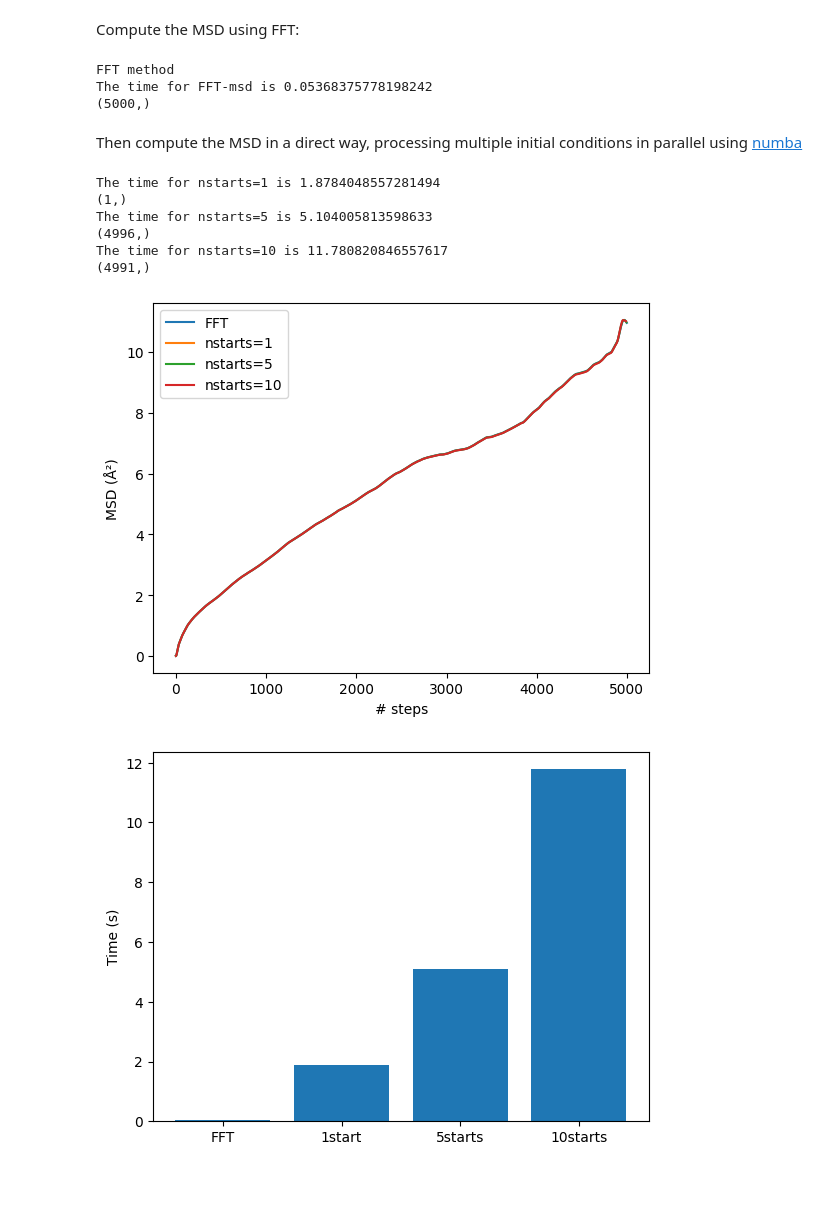
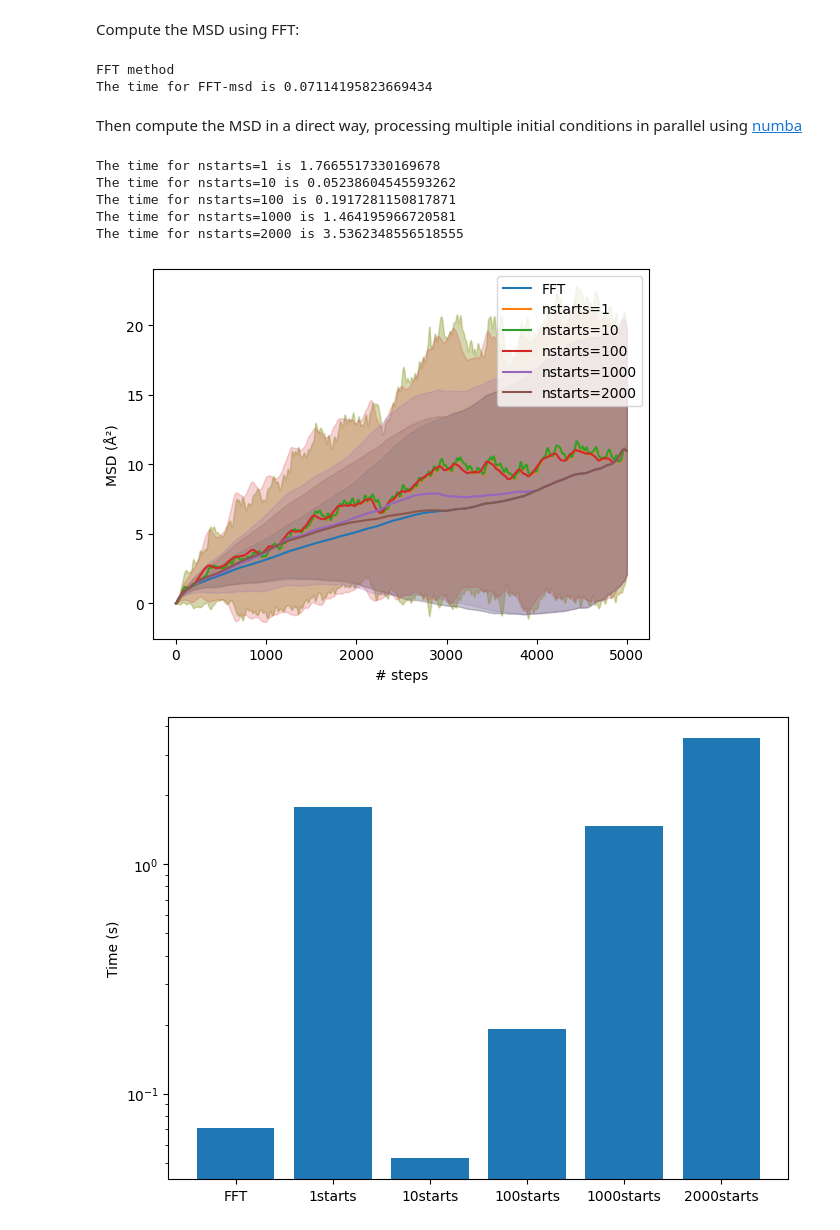
Before and after one commit to GEMDAT-repos/gemdat-notebooks, a Jupyter notebook: msd.ipynb, the cells around one changed output. Cells and saved outputs as stored; diff of their text form; code cells hidden in the pictures; blank space fills up the shorter version.

```diff
--- a/msd.ipynb
+++ b/msd.ipynb
@@ -27,53 +27,62 @@ Compute the MSD using FFT:
 # %%
 time_0 = time.time()
 fft_msd = diff_trajectory.mean_squared_displacement(nstarts=-1)
+fft_msd_std = fft_msd.std(axis=0)
+fft_msd = fft_msd.mean(axis=0)
 time_fft = time.time()-time_0
 print('The time for FFT-msd is', time_fft)
 # %% [output]
 FFT method
-The time for FFT-msd is 0.05368375778198242
-(5000,)
+The time for FFT-msd is 0.07114195823669434
 # %% [markdown]
 Then compute the MSD in a direct way, processing multiple initial conditions in parallel using [numba](https://numba.pydata.org/)
 # %%
-nstarts_values = [1, 5, 10]
+nstarts_values = [1, 10, 100, 1000, 2000]
+nstart_names = [str(x)+'starts' for x in nstarts_values]
+nstart_names.insert(0, 'FFT')
 msd_results = []
+msd_stds = []
 time_results = []
 
 for nstarts in nstarts_values:
     time_0 = time.time()
     nstarts_msd = diff_trajectory.mean_squared_displacement(nstarts=nstarts)
-    # remove nans
-    nstarts_msd = nstarts_msd[~np.isnan(nstarts_msd)]
+    nstarts_msd_std = nstarts_msd.std(axis=0)
+    nstarts_msd = nstarts_msd.mean(axis=0)
     time_nstarts = time.time() - time_0
     print(f'The time for nstarts={nstarts} is', time_nstarts)
     msd_results.append(nstarts_msd)
     time_results.append(time_nstarts)
+    msd_stds.append(nstarts_msd_std)
 # %% [output]
-The time for nstarts=1 is 1.8784048557281494
-(1,)
-The time for nstarts=5 is 5.104005813598633
-(4996,)
-The time for nstarts=10 is 11.780820846557617
-(4991,)
+The time for nstarts=1 is 1.7665517330169678
+The time for nstarts=10 is 0.05238604545593262
+The time for nstarts=100 is 0.1917281150817871
+The time for nstarts=1000 is 1.464195966720581
+The time for nstarts=2000 is 3.5362348556518555
 # %%
 # Plot the results
 import matplotlib.pyplot as plt
 fig, ax = plt.subplots()
 ax.plot(fft_msd, label='FFT')
-for nstarts, msd in zip(nstarts_values, msd_results):
+last_color = ax.lines[-1].get_color()
+ax.fill_between(range(fft_msd.shape[0]), fft_msd - fft_msd_std, fft_msd + fft_msd_std, color=last_color, alpha=0.2)
+for nstarts, msd, msd_std in zip(nstarts_values, msd_results, msd_stds):
     ax.plot(msd, label=f'nstarts={nstarts}')
+    last_color = ax.lines[-1].get_color()
+    ax.fill_between(range(msd.shape[0]), msd- msd_std, msd + msd_std, color=last_color, alpha=0.2)
 ax.set_xlabel('# steps')
 ax.set_ylabel('MSD (Å²)')
 ax.legend()
 plt.show()
 # %% [output]
-[figure, old version]
+[figure, new version]
 # %%
 # Then we can compare the time
-fig, ax = plt.subplots()
-ax.bar(['FFT', '1start', '5starts', '10starts'], [time_fft, *time_results])
+fig, ax = plt.subplots(figsize=(8, 6))
+ax.bar(nstart_names, [time_fft, *time_results])
 ax.set_ylabel('Time (s)')
+ax.set_yscale('log')
 plt.show()
 # %% [output]
-[figure, old version]
+[figure, new version]
```
